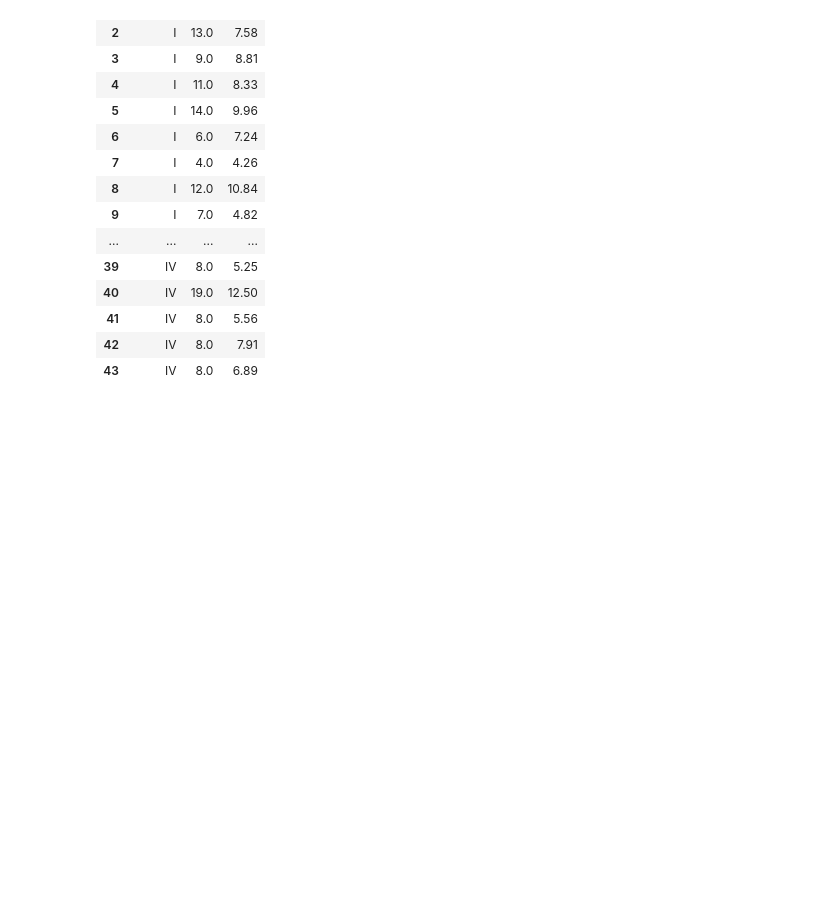
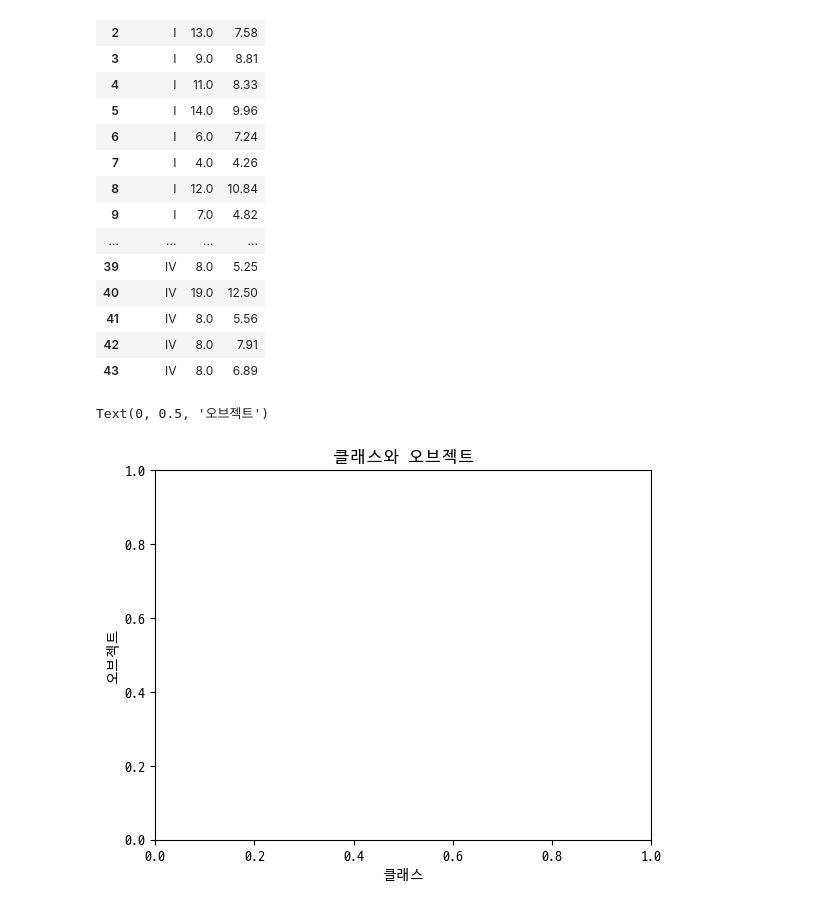
Before and after one commit to cherrima/hipython, a Jupyter notebook: 43.visualization.ipynb, the cells around one changed output. Cells and saved outputs as stored; diff of their text form; code cells hidden in the pictures; blank space fills up the shorter version.

```diff
--- a/43.visualization.ipynb
+++ b/43.visualization.ipynb
@@ -25,3 +27,12 @@ anscombe
 | 41 | IV | 8.0 | 5.56 |
 | 42 | IV | 8.0 | 7.91 |
 | 43 | IV | 8.0 | 6.89 |
+# %%
+from matplotlib import pyplot as plt
+
+plt.title('클래스와 오브젝트')
+plt.xlabel('클래스')
+plt.ylabel('오브젝트')
+# %% [output]
+Text(0, 0.5, '오브젝트')
+[figure, added]
```
Also changed, not shown: parts of 15 cells of this notebook, 1 other file.
